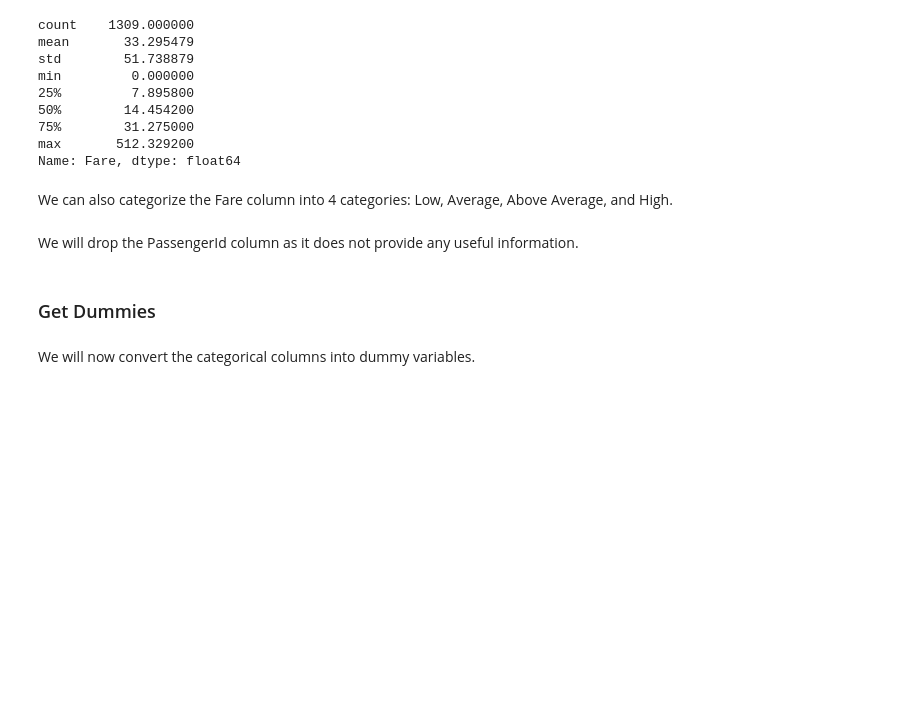
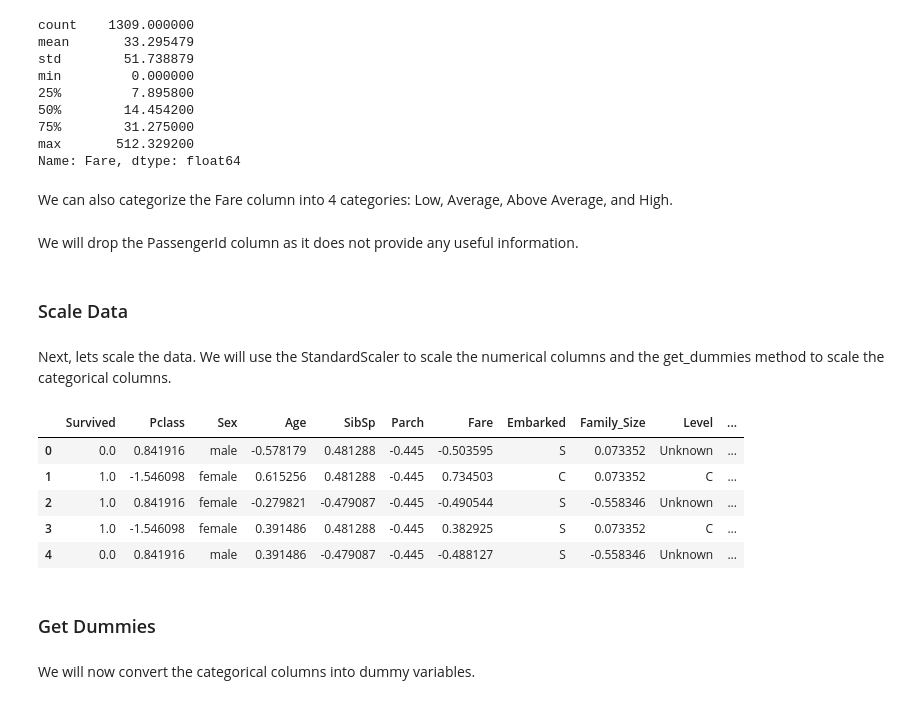
Before and after one commit to Pav-Van/Kaggle-Titanic-Prediction, a Jupyter notebook: Titanic_Predictions.ipynb, the cells around one changed output. Cells and saved outputs as stored; diff of their text form; code cells hidden in the pictures; blank space fills up the shorter version.

Commit message:
Update : added scaling before dummies

```diff
--- a/Titanic_Predictions.ipynb
+++ b/Titanic_Predictions.ipynb
@@ -32,7 +32,7 @@ cabin - Cabin number	<br>
 embarked - Port of Embarkation - C = Cherbourg, Q = Queenstown, S = Southampton<br>
 # %%
 #importing training data
-train_data = pd.read_csv("/kaggle/input/titanic/train.csv")
+train_data = pd.read_csv("data/train.csv")
 print("The shape of training data is: ", train_data.shape)
 train_data.head()
 # %% [output]
@@ -45,7 +45,7 @@ The shape of training data is:  (891, 12)
 | 4 | 5 | 0 | 3 | Allen, Mr. William Henry | male | 35.0 | 0 | 0 | 373450 | 8.0500 | ... |
 # %%
 #importing test data
-test_data = pd.read_csv("/kaggle/input/titanic/test.csv")
+test_data = pd.read_csv("data/test.csv")
 print("The shape of test data is: ", test_data.shape)
 test_data.head()
 # %% [output]
@@ -356,6 +356,40 @@ merged_data['Fare_Group'] = merged_data.apply(fare_group, axis=1)
 We will drop the PassengerId column as it does not provide any useful information.
 # %%
 merged_data = merged_data.drop(['PassengerId'], axis=1)
+# %% [markdown]
+<h3> Scale Data </h3>
+# %% [markdown]
+Next, lets scale the data. We will use the StandardScaler to scale the numerical columns and the get_dummies method to scale the categorical columns.
+# %%
+def scale_numbers(df, column):
+    '''
+    This function scales the numerical columns.
+    Parameters:
+    None
+
+    Returns:
+    None
+    '''
+    if column == 'Survived':
+        return df
+
+    else:
+        scaler = StandardScaler()
+        df[column] = scaler.fit_transform(df[column].values.reshape(-1,1))
+        return df
+# %%
+number_columns = merged_data.select_dtypes(include=['int64', 'float64', 'int32']).columns
+for column in number_columns:
+    merged_data = scale_numbers(merged_data, column)
+
+merged_data.head()
+# %% [output]
+|  | Survived | Pclass | Sex | Age | SibSp | Parch | Fare | Embarked | Family_Size | Level | ... |
+| 0 | 0.0 | 0.841916 | male | -0.578179 | 0.481288 | -0.445 | -0.503595 | S | 0.073352 | Unknown | ... |
+| 1 | 1.0 | -1.546098 | female | 0.615256 | 0.481288 | -0.445 | 0.734503 | C | 0.073352 | C | ... |
+| 2 | 1.0 | 0.841916 | female | -0.279821 | -0.479087 | -0.445 | -0.490544 | S | -0.558346 | Unknown | ... |
+| 3 | 1.0 | -1.546098 | female | 0.391486 | 0.481288 | -0.445 | 0.382925 | S | 0.073352 | C | ... |
+| 4 | 0.0 | 0.841916 | male | 0.391486 | -0.479087 | -0.445 | -0.488127 | S | -0.558346 | Unknown | ... |
 # %% [markdown]
 <h3> Get Dummies </h3>
 # %% [markdown]
```
Also changed, not shown: parts of 6 cells of this notebook.
